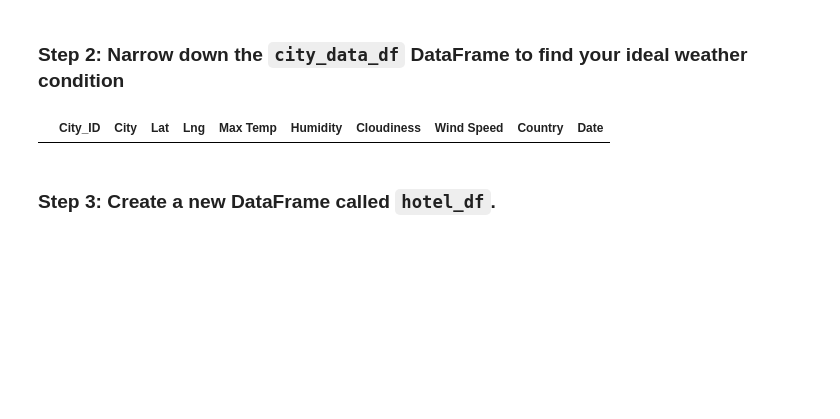
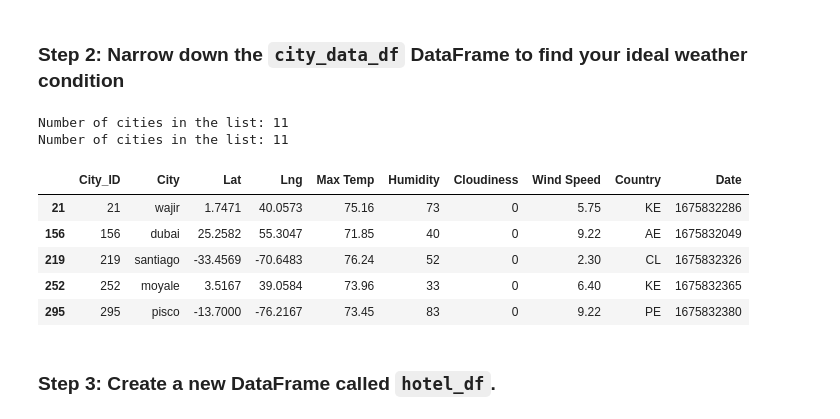
Before and after one commit to sonila15/python-api-challenge, a Jupyter notebook: WeatherPy/VacationPy.ipynb, the cells around one changed output. Saved outputs shown, nothing was run; the diff lists cells and outputs as text; code cells hidden in the pictures; blank space fills up the shorter version.

```diff
--- a/WeatherPy/VacationPy.ipynb
+++ b/WeatherPy/VacationPy.ipynb
@@ -57,18 +56,28 @@ map_plot
 ### Step 2: Narrow down the `city_data_df` DataFrame to find your ideal weather condition
 # %%
 # Narrow down cities that fit criteria and drop any results with null values
-ideal_weather_df = city_data_df[(city_data_df["Max Temp"] < 80)
+ideal_weather_df = city_data_df.loc[(city_data_df["Max Temp"] < 80)
                                     & (city_data_df["Max Temp"] > 70)
                                     & (city_data_df["Wind Speed"] < 10)
-                                    & (city_data_df["Cloudiness"] == 0)]
+                                    & (city_data_df["Cloudiness"] == 0),:]
+
+print(f"Number of cities in the list: {len(ideal_weather_df)}")
 
 # Drop any rows with null values
-# YOUR CODE HERE
+ideal_weather_df=ideal_weather_df.dropna()
 
+print(f"Number of cities in the list: {len(ideal_weather_df)}")
 # Display sample data
-ideal_weather_df
+ideal_weather_df.head()
 # %% [output]
+Number of cities in the list: 11
+Number of cities in the list: 11
 |  | City_ID | City | Lat | Lng | Max Temp | Humidity | Cloudiness | Wind Speed | Country | Date |
+| 21 | 21 | wajir | 1.7471 | 40.0573 | 75.16 | 73 | 0 | 5.75 | KE | 1675832286 |
+| 156 | 156 | dubai | 25.2582 | 55.3047 | 71.85 | 40 | 0 | 9.22 | AE | 1675832049 |
+| 219 | 219 | santiago | -33.4569 | -70.6483 | 76.24 | 52 | 0 | 2.30 | CL | 1675832326 |
+| 252 | 252 | moyale | 3.5167 | 39.0584 | 73.96 | 33 | 0 | 6.40 | KE | 1675832365 |
+| 295 | 295 | pisco | -13.7000 | -76.2167 | 73.45 | 83 | 0 | 9.22 | PE | 1675832380 |
 # %% [markdown]
 ### Step 3: Create a new DataFrame called `hotel_df`.
 # %%
```
Also changed, not shown: parts of 5 cells of this notebook.
